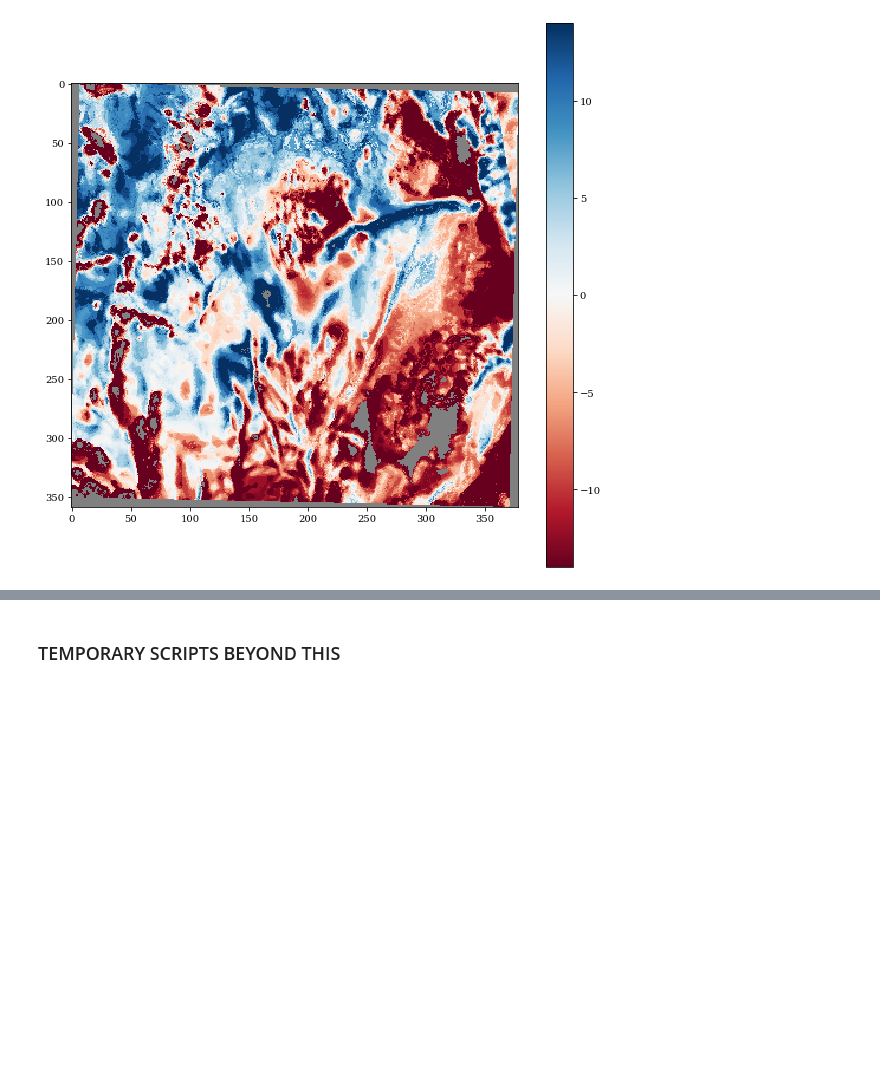
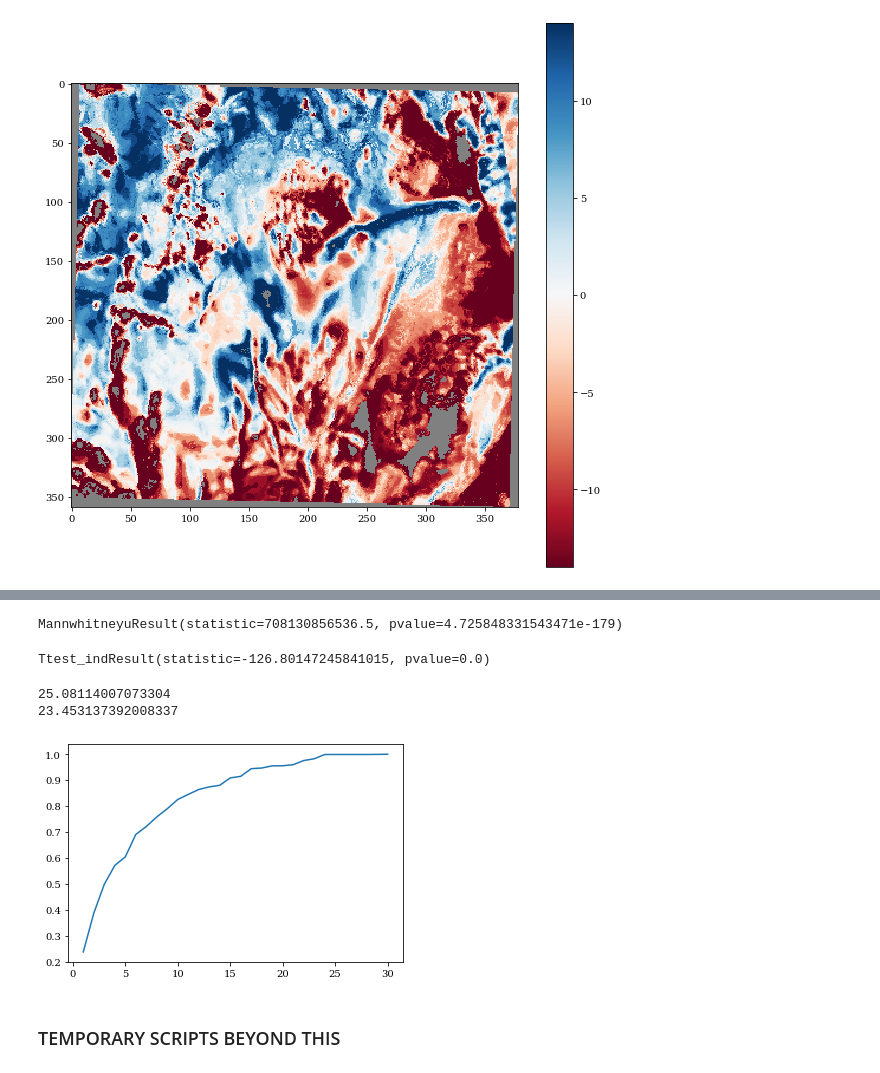
Before and after one commit to jupflug/CSDA_scripts, a Jupyter notebook: 3_process_DSD.ipynb, the cells around one changed output, grey strips where cells are left out. Saved outputs shown, nothing was run; the diff lists cells and outputs as text; code cells hidden in the pictures; blank space fills up the shorter version.

```diff
--- a/3_process_DSD.ipynb
+++ b/3_process_DSD.ipynb
@@ -549,3 +690,31 @@ STR
+# %%
+d1 = dom_holder[0,:]
+d2 = dom_holder[1,:]
+d1 = d1[~np.isnan(d1)]
+d2 = d2[~np.isnan(d2)]
+# stats.mannwhitneyu(d1.T,d2.T)
+# plt.hist(d1)
+# plt.hist(d2)
+# %% [output]
+MannwhitneyuResult(statistic=708130856536.5, pvalue=4.725848331543471e-179)
+# %%
+stats.ttest_ind(d1,d2,equal_var=False)
+# %% [output]
+Ttest_indResult(statistic=-126.80147245841015, pvalue=0.0)
+# %%
+x_vals = np.arange(1,31)
+y_vals = summUp/np.sum(summUp)
+y_vals = np.cumsum(y_vals[1:])
+print(np.sum(y_vals))
+plt.plot(x_vals,y_vals)
+
+from scipy.interpolate import interp1d
+fx = interp1d(y_vals,x_vals)
+print(fx(0.99))
+# %% [output]
+25.08114007073304
+23.453137392008337
+[figure, added]
 # %% [markdown]
 ### TEMPORARY SCRIPTS BEYOND THIS
 # %%
```
Also changed, not shown: parts of 14 cells of this notebook, 2 other files.
